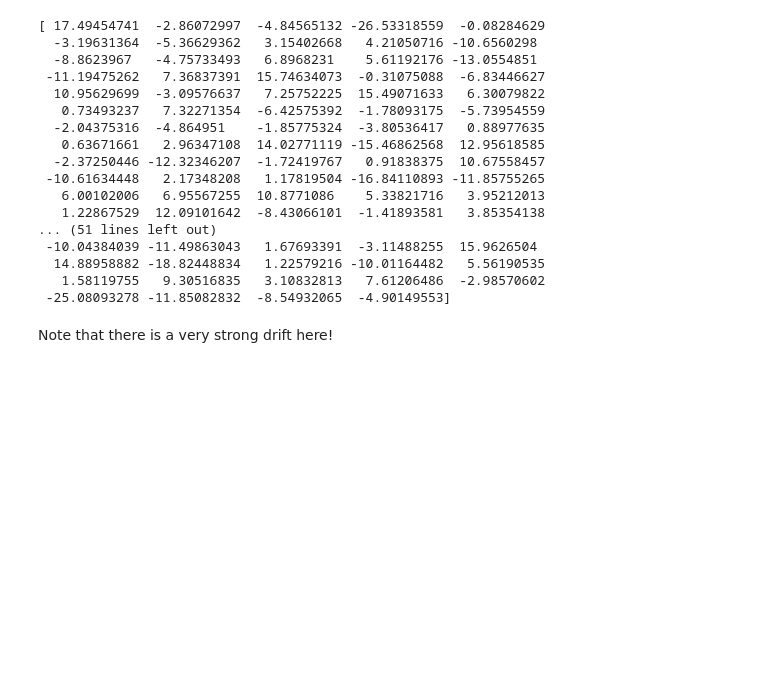
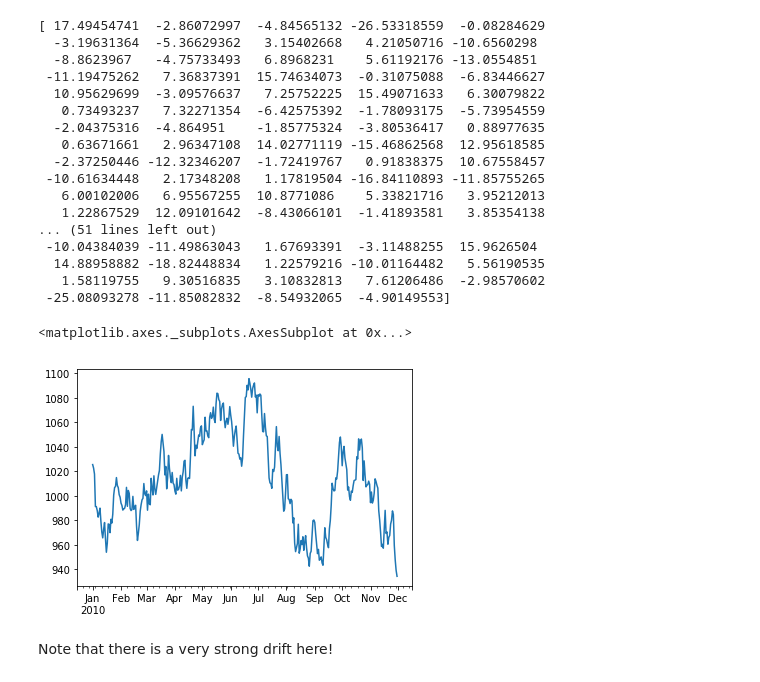
Before and after one commit to lnhdn/dsc-basic-time-series-models-lab-nyc-ds-career-042219, a Jupyter notebook: index.ipynb, the cells around one changed output. Saved outputs shown, nothing was run; the diff lists cells and outputs as text; code cells hidden in the pictures; blank space fills up the shorter version.

```diff
--- a/index.ipynb
+++ b/index.ipynb
@@ -233,9 +233,9 @@ def random_walk_drift(start, error, c):
     Y = cum_error + Y_0 + c
     return Y
 
-shares_value = random_walk_drift(1000, error, 8)
+shares_value_1 = random_walk_drift(1000, error, 8)
 
-shares_series =  pd.Series(shares_value, index=dates)
+shares_series_1 =  pd.Series(shares_value, index=dates)
 # %% [output]
 [ 17.49454741  -2.86072997  -4.84565132 -26.53318559  -0.08284629
   -3.19631364  -5.36629362   3.15402668   4.21050716 -10.6560298
@@ -254,6 +254,11 @@ shares_series =  pd.Series(shares_value, index=dates)
   14.88958882 -18.82448834   1.22579216 -10.01164482   5.56190535
    1.58119755   9.30516835   3.10832813   7.61206486  -2.98570602
  -25.08093278 -11.85082832  -8.54932065  -4.90149553]
+# %%
+shares_series.plot()
+# %% [output]
+<matplotlib.axes._subplots.AxesSubplot at 0x...>
+[figure, added]
 # %% [markdown]
 Note that there is a very strong drift here!
 # %% [markdown]
```
